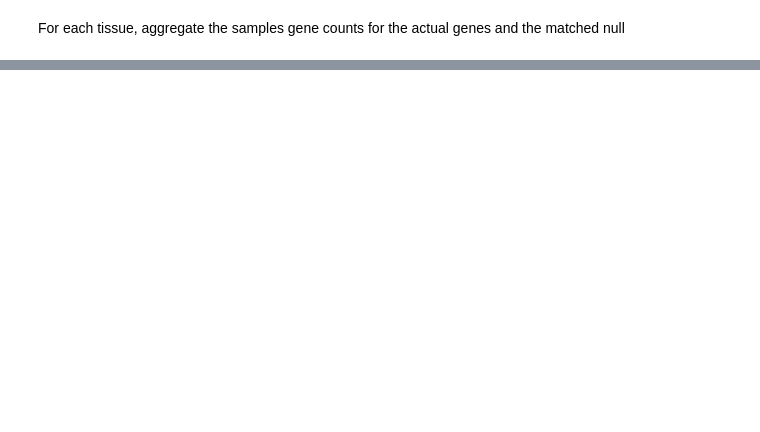
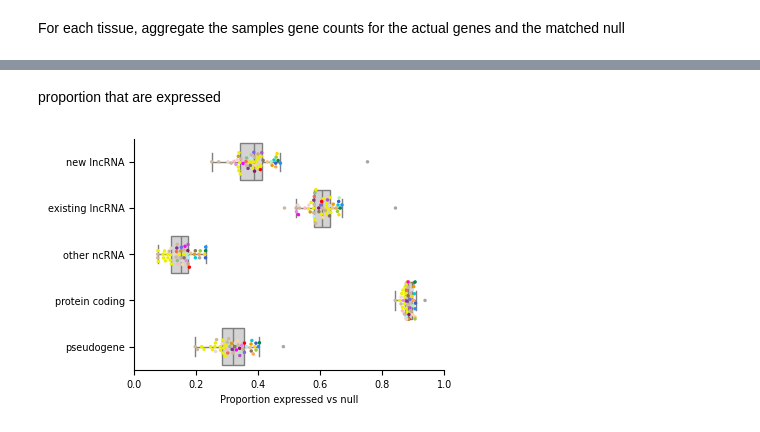
Before and after one commit to danielnachun/gtex-gencode47, a Jupyter notebook: notebooks/quantify_matched_nongenic_null.ipynb, the cells around one changed output, grey strips where cells are left out. Cells and saved outputs as stored; diff of their text form; code cells hidden in the pictures; blank space fills up the shorter version.

```diff
--- a/notebooks/quantify_matched_nongenic_null.ipynb
+++ b/notebooks/quantify_matched_nongenic_null.ipynb
@@ -260,0 +331,25 @@ KeyboardInterrupt:
+# %% [markdown]
+proportion that are expressed
+# %%
+# proportion of group expressed in each tissue category
+quantification_columns = [f'{tissue_id}.quantified_corrected' for tissue_id in tissue_sample_lists.index.values]
+
+
+proportion_expressed = quantifications.groupby('gene_type_grouped_highlight').agg({tissue: 'mean' for tissue in quantification_columns})
+proportion_expressed = proportion_expressed.reset_index().melt(id_vars='gene_type_grouped_highlight', value_vars=quantification_columns, value_name='proportion_expressed')
+proportion_expressed['tissue'] = proportion_expressed['variable'].str.split('.quantified').str[0]
+# %%
+fig, ax = plt.subplots(figsize=(4,3))
+
+sns.swarmplot(proportion_expressed[proportion_expressed['gene_type_grouped_highlight']!='artifact'], ax=ax, hue='tissue', y='gene_type_grouped_highlight', x='proportion_expressed',  palette=tissue_color_palette, hue_order=tissue_color_df['tissue_name'], legend=False, zorder=2, s=2.5)
+
+sns.boxplot(proportion_expressed[proportion_expressed['gene_type_grouped_highlight']!='artifact'], x='proportion_expressed', y='gene_type_grouped_highlight', legend=None, fill=True, fliersize=0, ax=ax, color='lightgrey', zorder=1)
+ax.spines[['top', 'right']].set_visible(False)
+ax.set_xlabel('Proportion expressed vs null')
+ax.set_ylabel('')
+ax.set_xlim([0,1])
+
+ax.set_yticklabels(['new lncRNA', 'existing lncRNA', 'other ncRNA', 'protein coding', 'pseudogene'])
+plt.show()
+# %% [output]
+[figure, added]
```
Also changed, not shown: parts of 28 cells of this notebook, 26 other files.
